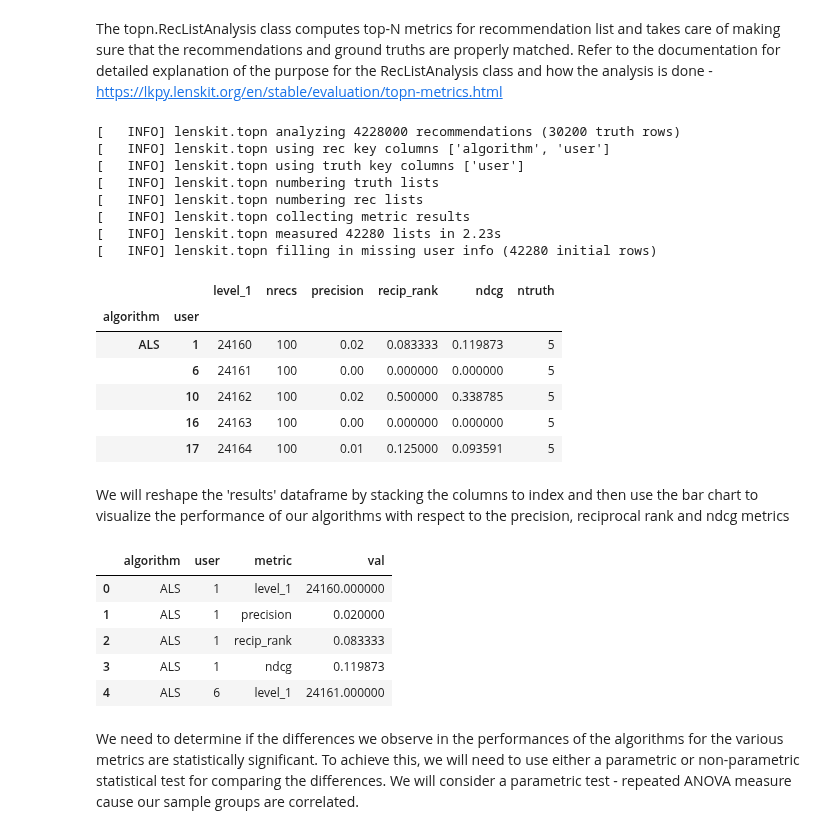
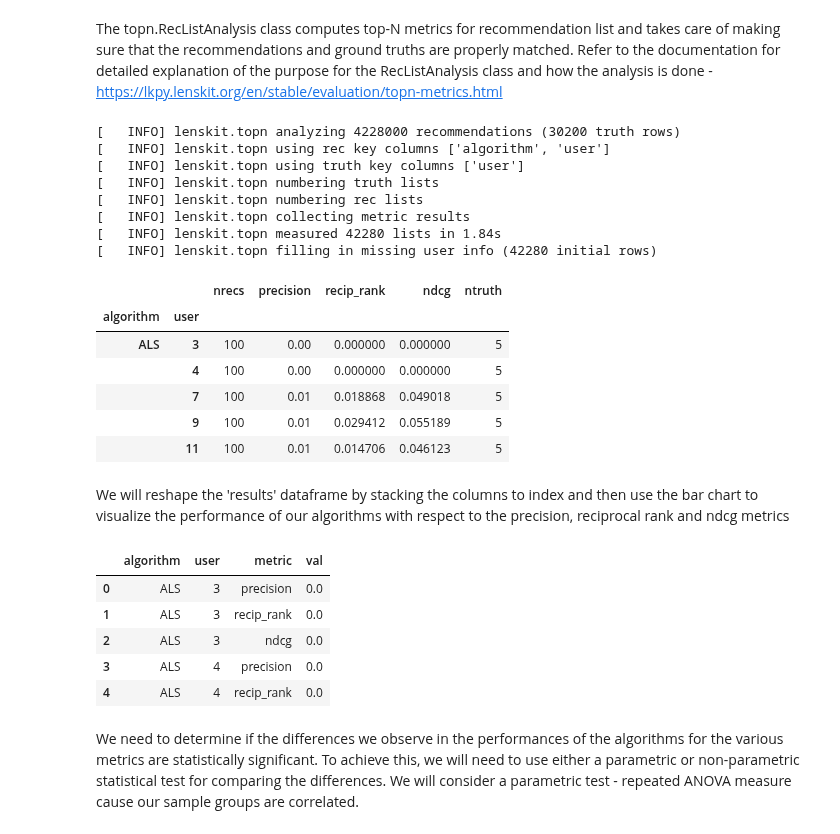
Before and after one commit to lenskit/lk-demo-experiment, a Jupyter notebook: eval-report.ml1m.ipynb, the cells around one changed output. Saved outputs shown, nothing was run; the diff lists cells and outputs as text; code cells hidden in the pictures.

```diff
--- a/eval-report.ml1m.ipynb
+++ b/eval-report.ml1m.ipynb
@@ -51,7 +51,7 @@ dirs = [fld for fld in output_root.glob(f'{dataset}-*')]
 recs = []
 for fld in dirs:
     for file in fld.glob("recs-*"):
-        rec = pd.read_csv(file, sep=',')
+        rec = pd.read_csv(file)
         rec["algorithm"] = fld.name.split("-")[1]
         recs.append(rec)
 
@@ -81,7 +81,7 @@ Categories (7, object): ['ALS', 'Bias', 'IALS', 'IIE', 'III', 'Pop', 'UUE']
 preds = []
 for fld in dirs:
     for file in fld.glob("pred-*"):
-        pred = pd.read_csv(file, sep=',')
+        pred = pd.read_csv(file)
         pred["algorithm"] = fld.name.split("-")[1]
         preds.append(pred)
 
@@ -109,10 +109,13 @@ split_root = Path("data-split")
 split_dir = split_root / dataset
 # %%
 test = []
-for file in split_dir.glob("test-*.csv.gz"):
-    test.append(pd.read_csv(file, sep=',', index_col='index').assign(part=file.stem.replace('.csv', '')))
+for file in split_dir.glob("test-*.parquet"):
+    test.append(pd.read_parquet(file,).assign(part=file.stem.replace('.parquet', '')))
 
-test = pd.concat(test)
+test = pd.concat(test).rename(columns={
+    'user_id': 'user',
+    'item_id': 'item',
+})
 test.head()
 # %% [output]
 |  | user | item | rating | timestamp | part |
@@ -129,28 +132,28 @@ The topn.RecListAnalysis class computes top-N metrics for recommendation list an
 # %%
 rla = topn.RecListAnalysis()
 
 rla.add_metric(topn.precision)
 rla.add_metric(topn.recip_rank)
 rla.add_metric(topn.ndcg)
-results = rla.compute(recs, test, include_missing=True)
+results = rla.compute(recs, test.drop(columns=['rating']), include_missing=True)
 results = results.fillna(0)
 results.head()
 # %% [output]
 [   INFO] lenskit.topn analyzing 4228000 recommendations (30200 truth rows)
 [   INFO] lenskit.topn using rec key columns ['algorithm', 'user']
 [   INFO] lenskit.topn using truth key columns ['user']
 [   INFO] lenskit.topn numbering truth lists
 [   INFO] lenskit.topn numbering rec lists
 [   INFO] lenskit.topn collecting metric results
-[   INFO] lenskit.topn measured 42280 lists in 2.23s
+[   INFO] lenskit.topn measured 42280 lists in 1.84s
 [   INFO] lenskit.topn filling in missing user info (42280 initial rows)
-|  |  | level_1 | nrecs | precision | recip_rank | ndcg | ntruth |
-| algorithm | user |  |  |  |  |  |  |
-| ALS | 1 | 24160 | 100 | 0.02 | 0.083333 | 0.119873 | 5 |
-|  | 6 | 24161 | 100 | 0.00 | 0.000000 | 0.000000 | 5 |
-|  | 10 | 24162 | 100 | 0.02 | 0.500000 | 0.338785 | 5 |
-|  | 16 | 24163 | 100 | 0.00 | 0.000000 | 0.000000 | 5 |
-|  | 17 | 24164 | 100 | 0.01 | 0.125000 | 0.093591 | 5 |
+|  |  | nrecs | precision | recip_rank | ndcg | ntruth |
+| algorithm | user |  |  |  |  |  |
+| ALS | 3 | 100 | 0.00 | 0.000000 | 0.000000 | 5 |
+|  | 4 | 100 | 0.00 | 0.000000 | 0.000000 | 5 |
+|  | 7 | 100 | 0.01 | 0.018868 | 0.049018 | 5 |
+|  | 9 | 100 | 0.01 | 0.029412 | 0.055189 | 5 |
+|  | 11 | 100 | 0.01 | 0.014706 | 0.046123 | 5 |
 # %% [markdown]
 We will reshape the 'results' dataframe by stacking the columns to index and then use the bar chart to visualize the performance of our algorithms with respect to the precision, reciprocal rank and ndcg metrics
 # %%
@@ -159,11 +162,11 @@ pltData.columns = ['algorithm', 'user', 'metric', 'val']
 pltData.head()
 # %% [output]
 |  | algorithm | user | metric | val |
-| 0 | ALS | 1 | level_1 | 24160.000000 |
-| 1 | ALS | 1 | precision | 0.020000 |
-| 2 | ALS | 1 | recip_rank | 0.083333 |
-| 3 | ALS | 1 | ndcg | 0.119873 |
-| 4 | ALS | 6 | level_1 | 24161.000000 |
+| 0 | ALS | 3 | precision | 0.0 |
+| 1 | ALS | 3 | recip_rank | 0.0 |
+| 2 | ALS | 3 | ndcg | 0.0 |
+| 3 | ALS | 4 | precision | 0.0 |
+| 4 | ALS | 4 | recip_rank | 0.0 |
 # %% [markdown]
 We need to determine if the differences we observe in the performances of the algorithms for the various metrics are statistically significant. To achieve this, we will need to use either a parametric or non-parametric statistical test for comparing the differences. We will consider a parametric test - repeated ANOVA measure cause our sample groups are correlated.
 # %%
```
Also changed, not shown: parts of 24 cells of this notebook, 4 other files.
